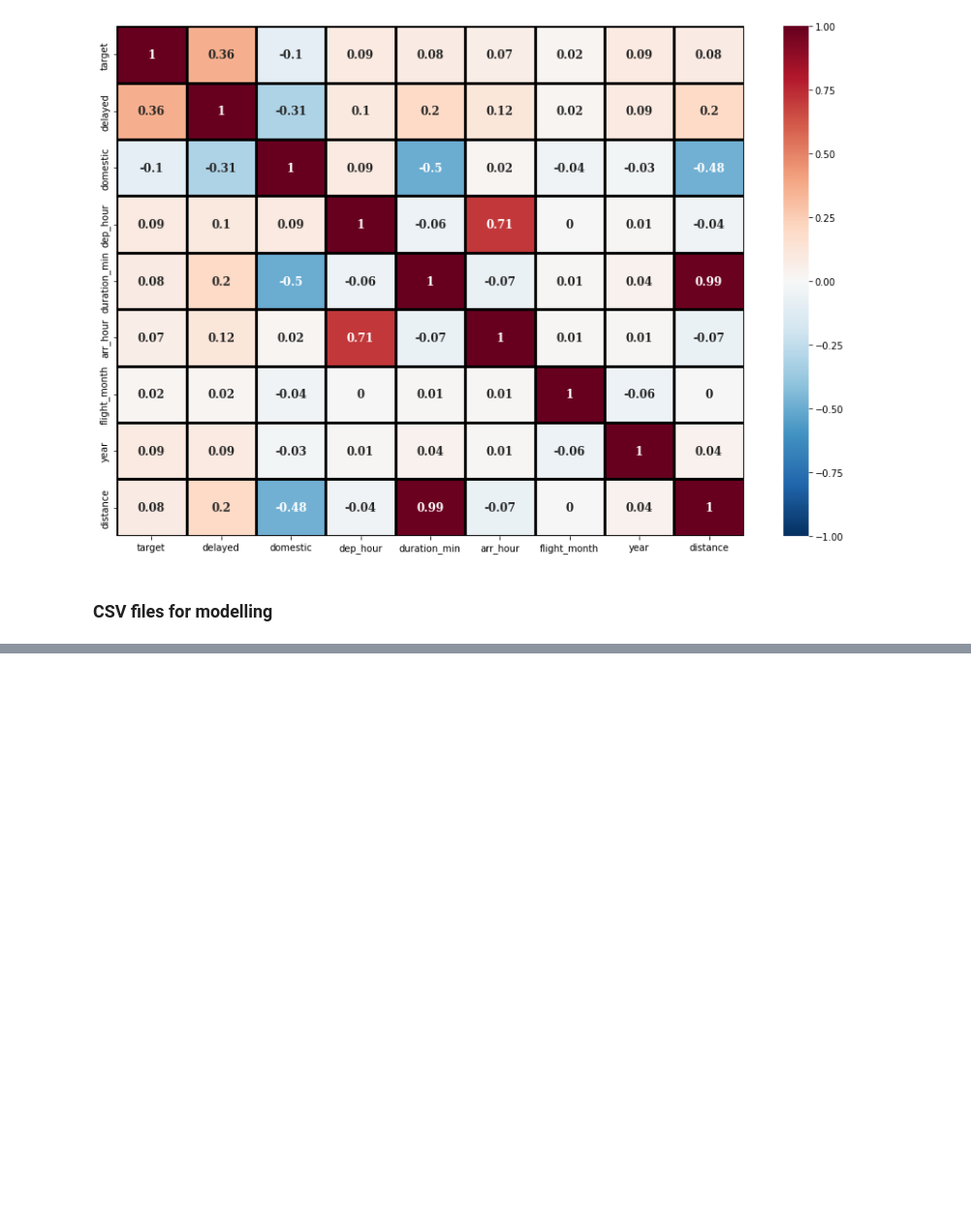
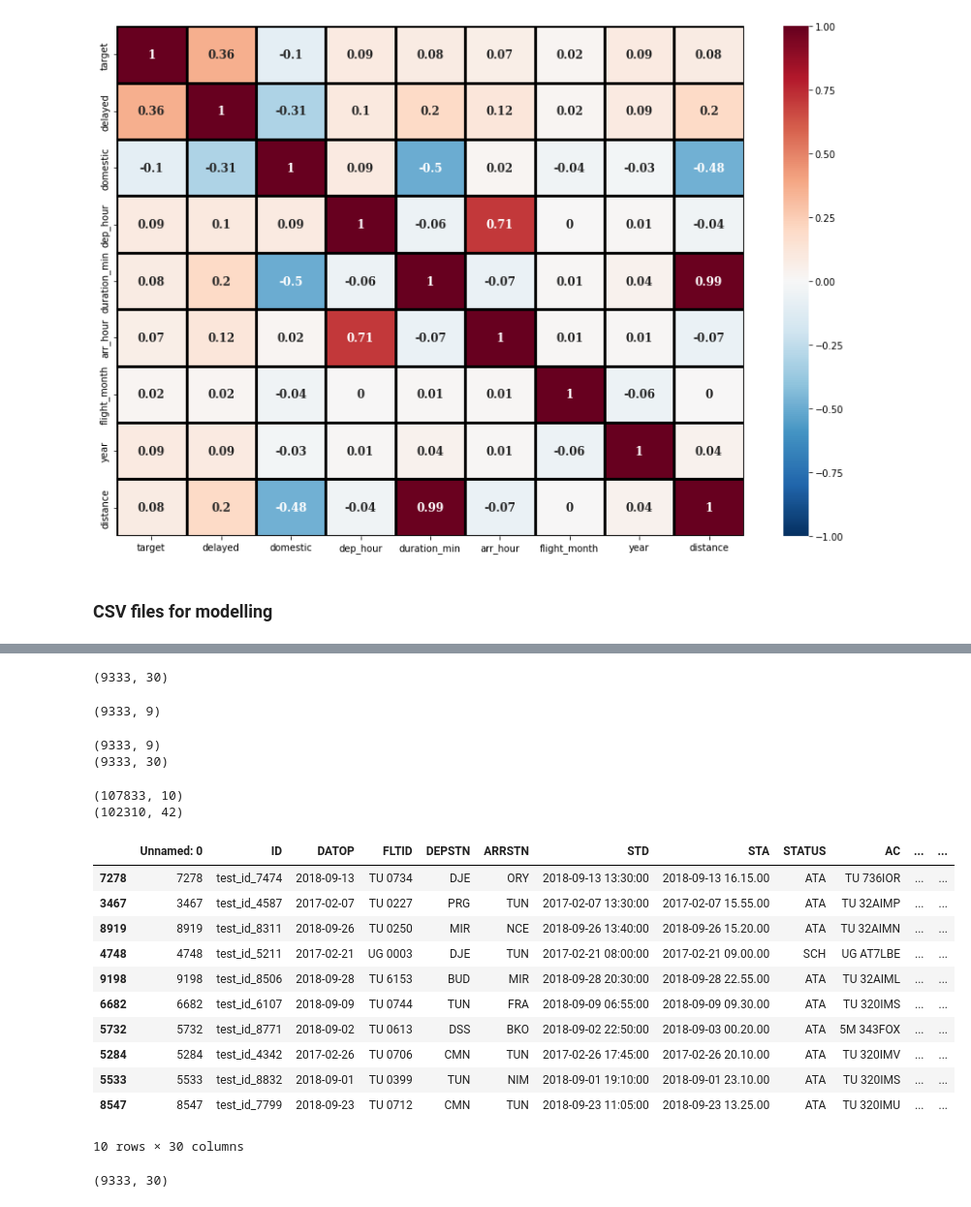
Before and after one commit to janb89/groupwork2, a Jupyter notebook: JB_delayed_EDA.ipynb, the cells around one changed output, grey strips where cells are left out. Shown at 97% size. Saved outputs shown, nothing was run; the diff lists cells and outputs as text; code cells hidden in the pictures; blank space fills up the shorter version.

```diff
--- a/JB_delayed_EDA.ipynb
+++ b/JB_delayed_EDA.ipynb
@@ -495,3 +495,5 @@ sns.heatmap(
 # %%
 train_airport_df.to_csv("data/final_train.csv")
 test_airport_df.to_csv("data/final_test.csv")
+# %%
+check = pd.read_csv('data/final_test.csv')
@@ -497,0 +516,8 @@ test_airport_df.to_csv("data/final_test.csv")
+# %%
+check.shape
+# %% [output]
+(9333, 30)
+# %%
+check2.shape
+# %% [output]
+(9333, 9)
@@ -497,0 +530,31 @@ test_airport_df.to_csv("data/final_test.csv")
+# %%
+print(original_test.shape)
+print(final_test.shape)
+# %% [output]
+(9333, 9)
+(9333, 30)
+# %%
+print(original_train.shape)
+print(final_train.shape)
+# %% [output]
+(107833, 10)
+(102310, 42)
+# %%
+check.sample(10)
+# %% [output]
+|  | Unnamed: 0 | ID | DATOP | FLTID | DEPSTN | ARRSTN | STD | STA | STATUS | AC | ... | ... |
+| 7278 | 7278 | test_id_7474 | 2018-09-13 | TU 0734 | DJE | ORY | 2018-09-13 13:30:00 | 2018-09-13 16.15.00 | ATA | TU 736IOR | ... | ... |
+| 3467 | 3467 | test_id_4587 | 2017-02-07 | TU 0227 | PRG | TUN | 2017-02-07 13:30:00 | 2017-02-07 15.55.00 | ATA | TU 32AIMP | ... | ... |
+| 8919 | 8919 | test_id_8311 | 2018-09-26 | TU 0250 | MIR | NCE | 2018-09-26 13:40:00 | 2018-09-26 15.20.00 | ATA | TU 32AIMN | ... | ... |
+| 4748 | 4748 | test_id_5211 | 2017-02-21 | UG 0003 | DJE | TUN | 2017-02-21 08:00:00 | 2017-02-21 09.00.00 | SCH | UG AT7LBE | ... | ... |
+| 9198 | 9198 | test_id_8506 | 2018-09-28 | TU 6153 | BUD | MIR | 2018-09-28 20:30:00 | 2018-09-28 22.55.00 | ATA | TU 32AIML | ... | ... |
+| 6682 | 6682 | test_id_6107 | 2018-09-09 | TU 0744 | TUN | FRA | 2018-09-09 06:55:00 | 2018-09-09 09.30.00 | ATA | TU 320IMS | ... | ... |
+| 5732 | 5732 | test_id_8771 | 2018-09-02 | TU 0613 | DSS | BKO | 2018-09-02 22:50:00 | 2018-09-03 00.20.00 | ATA | 5M 343FOX | ... | ... |
+| 5284 | 5284 | test_id_4342 | 2017-02-26 | TU 0706 | CMN | TUN | 2017-02-26 17:45:00 | 2017-02-26 20.10.00 | ATA | TU 320IMV | ... | ... |
+| 5533 | 5533 | test_id_8832 | 2018-09-01 | TU 0399 | TUN | NIM | 2018-09-01 19:10:00 | 2018-09-01 23.10.00 | ATA | TU 320IMS | ... | ... |
+| 8547 | 8547 | test_id_7799 | 2018-09-23 | TU 0712 | CMN | TUN | 2018-09-23 11:05:00 | 2018-09-23 13.25.00 | ATA | TU 320IMU | ... | ... |
+10 rows × 30 columns
+# %%
+check.shape
+# %% [output]
+(9333, 30)
```
Also changed, not shown: parts of 5 cells of this notebook, 3 other files.
